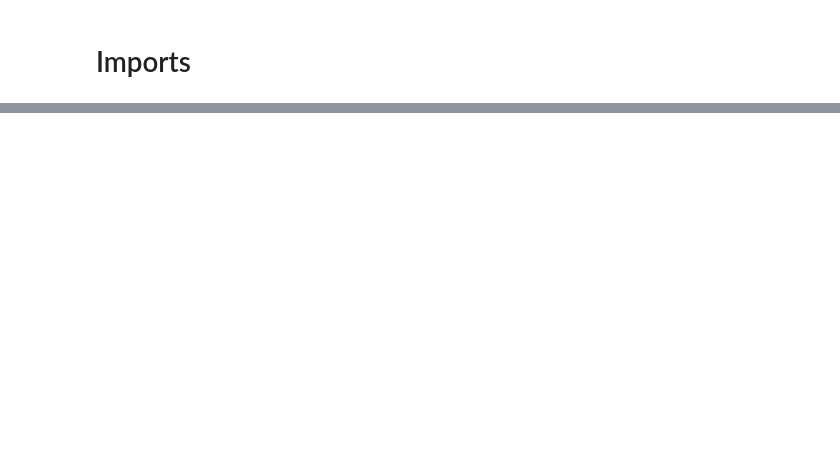
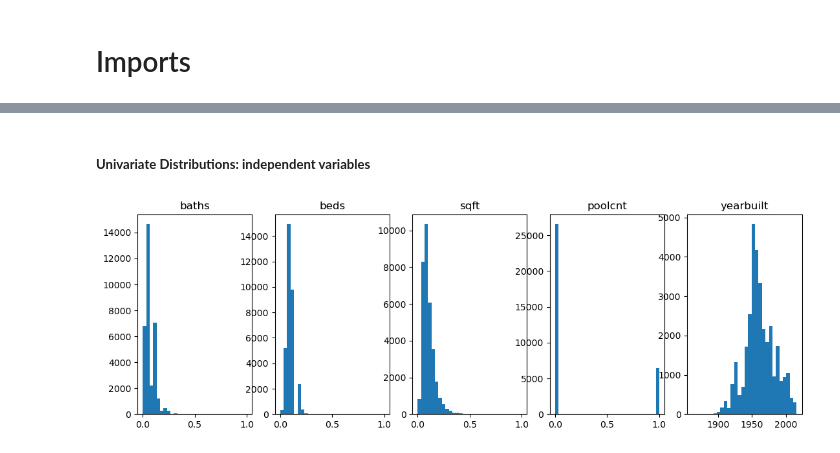
Before and after one commit to brock-green/regression-project, a Jupyter notebook: zillow_report.ipynb, the cells around one changed output, grey strips where cells are left out. Cells and saved outputs as stored; diff of their text form; code cells hidden in the pictures; blank space fills up the shorter version.

```diff
--- a/zillow_report.ipynb
+++ b/zillow_report.ipynb
@@ -308,9 +10,0 @@ Name: count, dtype: int64
-# %%
-# correct dtypes
-make_ints = ['beds','tax_value', 'yearbuilt', 'sqft', 'county', 'latitude', 'longitude', 'lotsqft', 'poolcnt', 'regionidzip', 'stories', 'assessmentyear']
-make_float = ['baths','logerror']
-
-for col in make_ints:
-    z[col] = z[col].astype(int)
-for col in make_float:
-    z[col] = z[col].astype(float)
@@ -408,0 +70,3 @@ Plan --> Acquire --> Prepare --> Explore --> **Model** --> Deliver
+# %%
+# Preprocess
+x_train, y_train, x_validate, y_validate, x_test, y_test, train_scaled, validate_scaled, test_scaled, train, validate, test = p.preprocess(z)
@@ -408,0 +103,25 @@ Plan --> Acquire --> Prepare --> Explore --> **Model** --> Deliver
+# %% [markdown]
+##### **Univariate Distributions: independent variables**
+# %%
+plt.figure(figsize=(16, 4))
+# List of columns
+cols = ['baths', 'beds', 'sqft','poolcnt','yearbuilt']
+
+for i, col in enumerate(cols):
+
+    # i starts at 0, but plot nos should start at 1
+    plot_number = i + 1
+
+    # Create subplot.
+    plt.subplot(1,6, plot_number)
+
+    # Title with column name.
+    plt.title(col)
+
+    # Display histogram for column.
+    train_scaled[col].hist(bins=30)
+
+    # Hide gridlines.
+    plt.grid(False)
+# %% [output]
+[figure, added]
```
Also changed, not shown: parts of 101 cells of this notebook, 3 other files.
